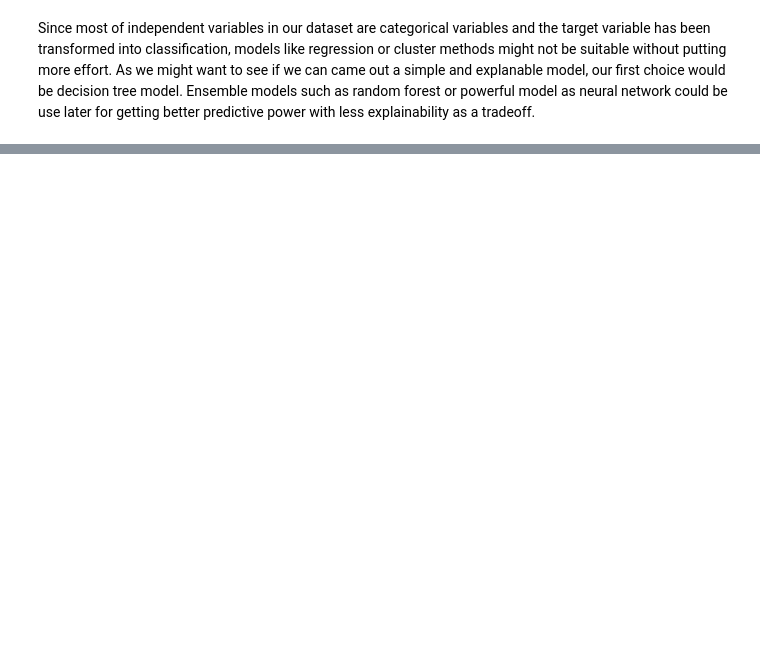
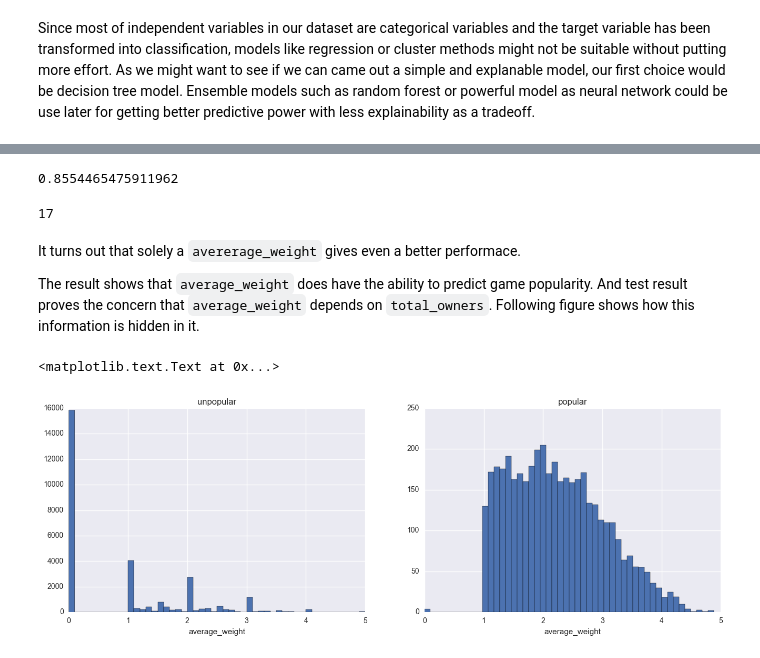
Before and after one commit to YiChanLee/board_game_owner_prediction, a Jupyter notebook: 01_modelling.ipynb, the cells around one changed output, grey strips where cells are left out. Drawn from its saved outputs; the diff is of its cells as text; code cells hidden in the pictures; blank space fills up the shorter version.

```diff
--- a/01_modelling.ipynb
+++ b/01_modelling.ipynb
@@ -688,0 +283,10 @@ os.system('jupyter nbconvert --to html 01_modeling.ipynb')
+# %%
+param_grid = {'max_depth': [10, 30, 50, 70],
+              'min_samples_split': [2, 10, 100, 1000],
+              'min_samples_leaf': [2, 10, 100, 1000],
+              'min_impurity_split': [0.1, 0.01, 0.001, 0.0001],
+              'random_state': [952]}
+# %%
+clf = sklearn.model_selection.GridSearchCV(tree, param_grid=param_grid, scoring=my_scorer, n_jobs=4, cv=3)
+# %%
+clf.fit(X_educ, y_educ)
@@ -688,0 +354,2 @@ os.system('jupyter nbconvert --to html 01_modeling.ipynb')
+# %%
+clf.fit(X_educ['average_weight'].reshape(-1,1), y_educ)
@@ -688,0 +378,8 @@ os.system('jupyter nbconvert --to html 01_modeling.ipynb')
+# %%
+clf.score(X_eval['average_weight'].reshape(-1, 1), y_eval)
+# %% [output]
+0.8554465475911962
+# %%
+clf.best_estimator_.tree_.max_depth
+# %% [output]
+17
@@ -688,0 +388,17 @@ os.system('jupyter nbconvert --to html 01_modeling.ipynb')
+# %% [markdown]
+It turns out that solely a `avererage_weight` gives even a better performace.
+
+The result shows that `average_weight` does have the ability to predict game popularity. And test result proves the concern that `average_weight` depends on `total_owners`. Following figure shows how this information is hidden in it.
+# %%
+fig, axs = plt.subplots(1, 2, figsize=(16,5))
+
+axs[0].hist(X_educ.loc[y_educ==0, 'average_weight'], bins=50)
+axs[0].set_xlabel('average_weight')
+axs[0].set_title('unpopular')
+
+axs[1].hist(X_educ.loc[y_educ==1, 'average_weight'], bins=50)
+axs[1].set_xlabel('average_weight')
+axs[1].set_title('popular')
+# %% [output]
+<matplotlib.text.Text at 0x...>
+[figure, added]
```
Also changed, not shown: parts of 99 cells of this notebook, 7 other files.
